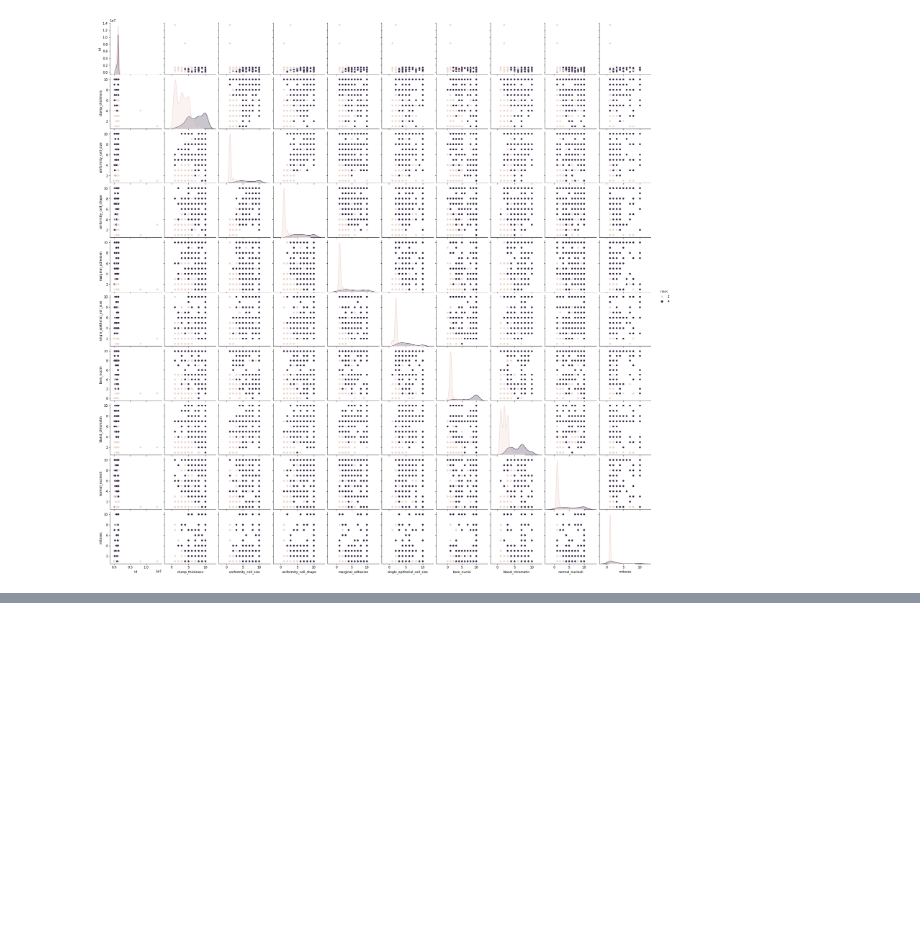
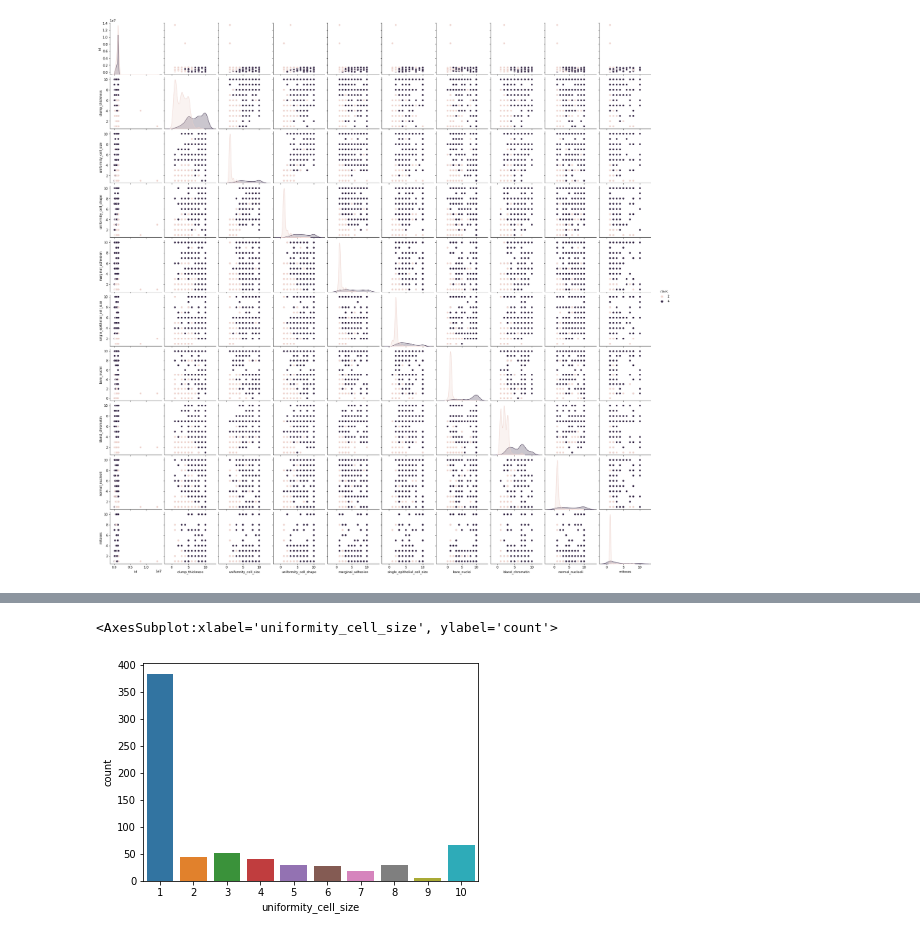
Before and after one commit to SantiagoTaracena01/data-mining-lab-02, a Jupyter notebook: src/main.ipynb, the cells around one changed output, grey strips where cells are left out. Drawn from its saved outputs; the diff is of its cells as text; code cells hidden in the pictures; blank space fills up the shorter version.

```diff
--- a/src/main.ipynb
+++ b/src/main.ipynb
@@ -121,0 +173,6 @@ sns.pairplot(data=data, hue="class")
+# %%
+# Gráfico de barras de la columna "uniformity_cell_size".
+sns.countplot(x="uniformity_cell_size", data=data)
+# %% [output]
+<AxesSubplot:xlabel='uniformity_cell_size', ylabel='count'>
+[figure, added]
```
Also changed, not shown: parts of 24 cells of this notebook, 1 other file.
